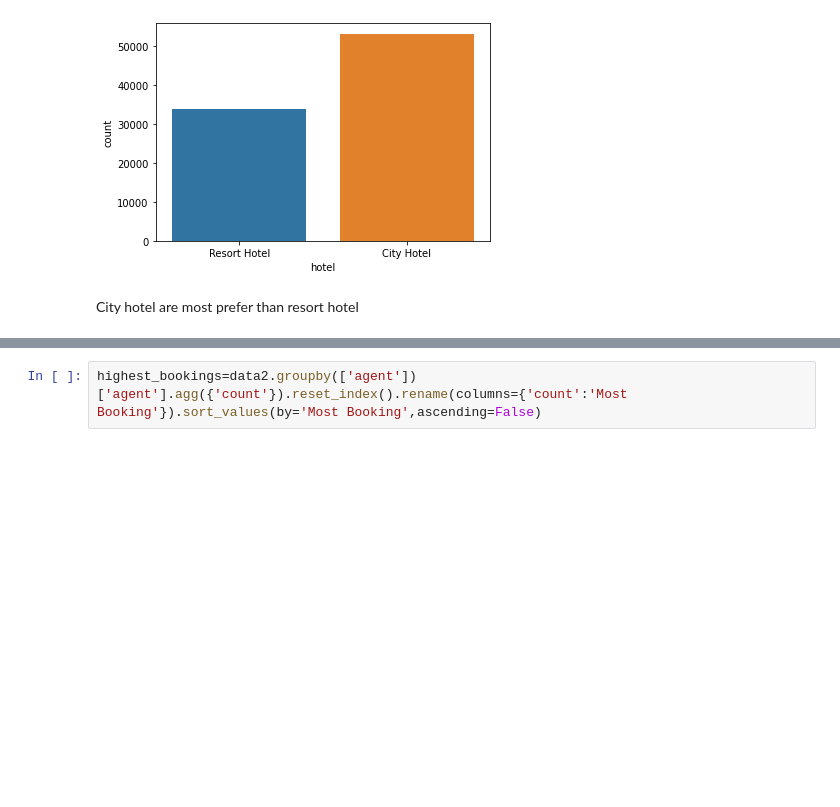
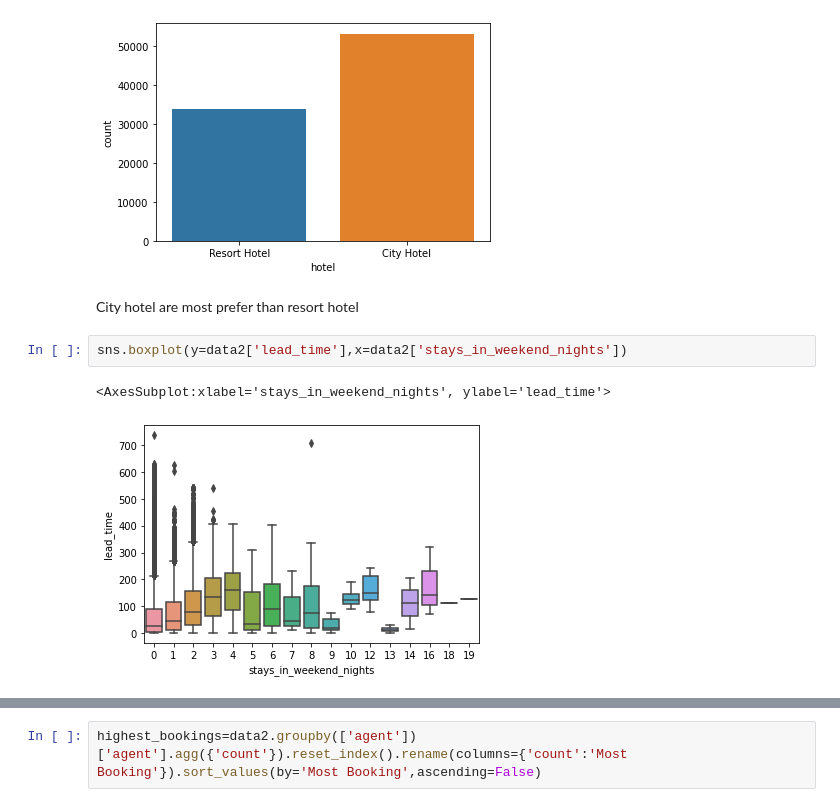
Before and after one commit to rohitmadame/hotel_booking_analysis, a Jupyter notebook: hotel booking analysis.ipynb, the cells around one changed output, grey strips where cells are left out. Drawn from its saved outputs; the diff is of its cells as text; blank space fills up the shorter version.

```diff
--- a/hotel booking analysis.ipynb
+++ b/hotel booking analysis.ipynb
@@ -219,5 +212,10 @@ sns.countplot(data2['hotel'])
 [figure]
 # %% [markdown]
 City hotel are most prefer than resort hotel
+# %%
+sns.boxplot(y=data2['lead_time'],x=data2['stays_in_weekend_nights'])
+# %% [output]
+<AxesSubplot:xlabel='stays_in_weekend_nights', ylabel='lead_time'>
+[figure, added]
 # %%
 #How many people canceled the bookings
```
Also changed, not shown: parts of 53 cells of this notebook.
